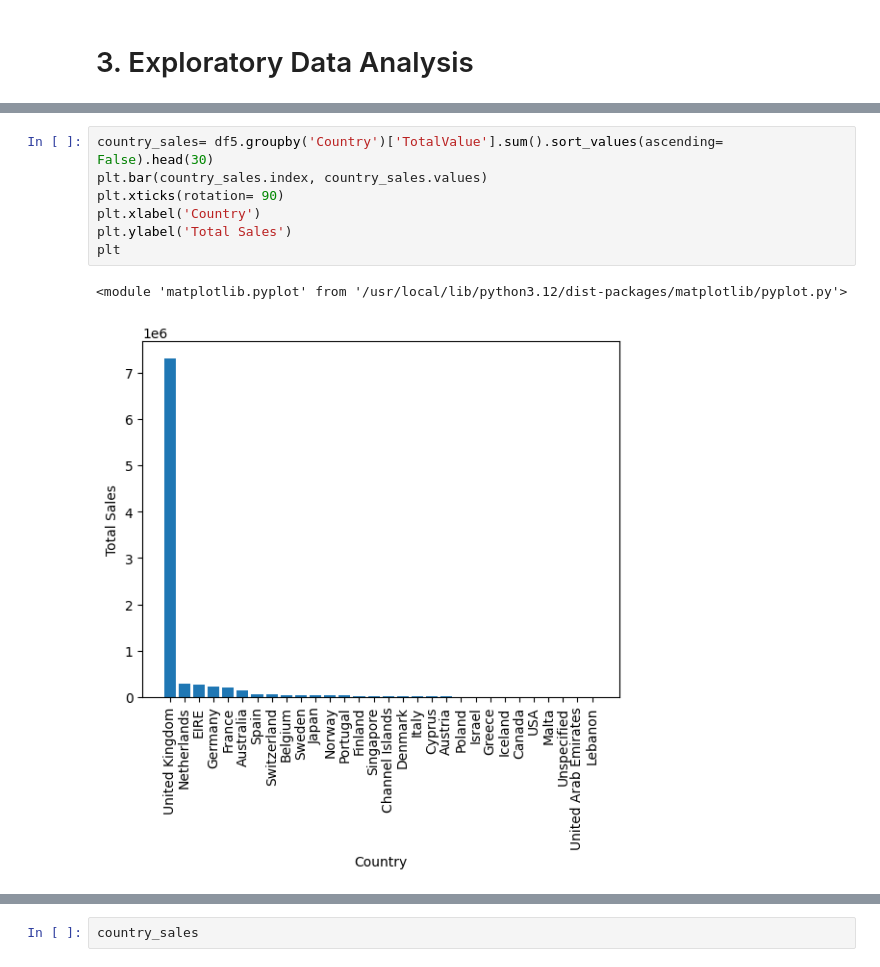
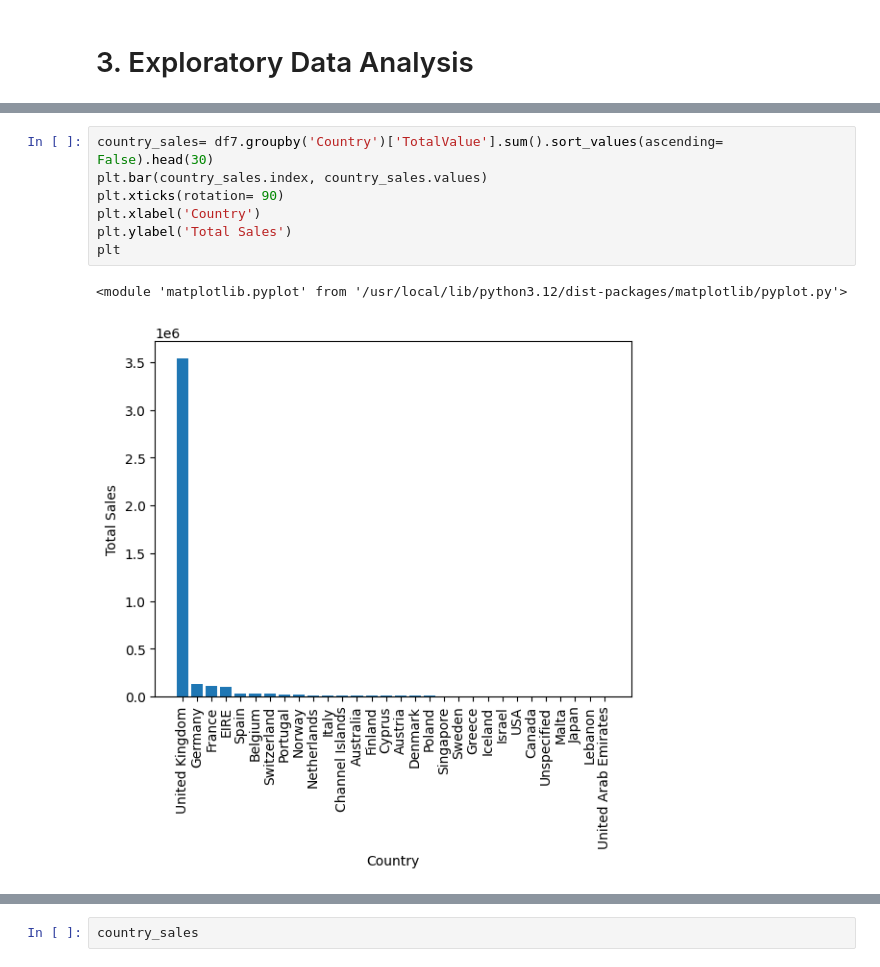
Before and after one commit to Jashan-jj/RFM-model-based-customer-segmentation, a Jupyter notebook: notebook/Customer_segmentation.ipynb, the cells around one changed output, grey strips where cells are left out. Cells and saved outputs as stored; diff of their text form.

```diff
--- a/notebook/Customer_segmentation.ipynb
+++ b/notebook/Customer_segmentation.ipynb
@@ -407,10 +411,10 @@ top_products.plot(kind= 'bar')
 # %%
-country_sales= df5.groupby('Country')['TotalValue'].sum().sort_values(ascending= False).head(30)
+country_sales= df7.groupby('Country')['TotalValue'].sum().sort_values(ascending= False).head(30)
 plt.bar(country_sales.index, country_sales.values)
 plt.xticks(rotation= 90)
 plt.xlabel('Country')
 plt.ylabel('Total Sales')
 plt
 # %% [output]
 <module 'matplotlib.pyplot' from '/usr/local/lib/python3.12/dist-packages/matplotlib/pyplot.py'>
-[figure, old version]
+[figure, new version]
```
Also changed, not shown: parts of 15 cells of this notebook.
